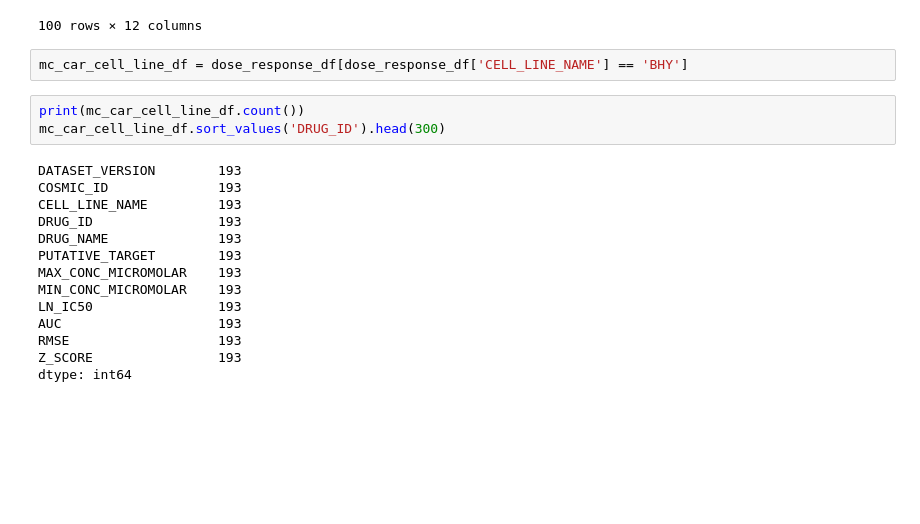
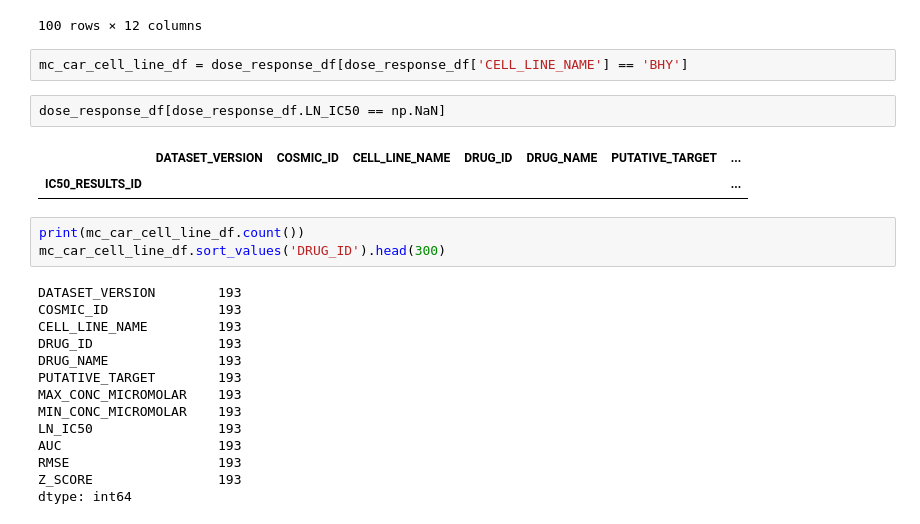
Before and after one commit to esko22/ucb-w210-cap-drug-response, a Jupyter notebook: DrugProfiles/drug_response_eda.ipynb, the cells around one changed output. Saved outputs shown, nothing was run; the diff lists cells and outputs as text; blank space fills up the shorter version.

```diff
--- a/DrugProfiles/drug_response_eda.ipynb
+++ b/DrugProfiles/drug_response_eda.ipynb
@@ -113,6 +113,11 @@ dose_response_df.sort_values('COSMIC_ID').head(100)
 100 rows × 12 columns
 # %%
 mc_car_cell_line_df = dose_response_df[dose_response_df['CELL_LINE_NAME'] == 'BHY']
+# %%
+dose_response_df[dose_response_df.LN_IC50 == np.NaN]
+# %% [output]
+|  | DATASET_VERSION | COSMIC_ID | CELL_LINE_NAME | DRUG_ID | DRUG_NAME | PUTATIVE_TARGET | ... |
+| IC50_RESULTS_ID |  |  |  |  |  |  | ... |
 # %%
 print(mc_car_cell_line_df.count())
 mc_car_cell_line_df.sort_values('DRUG_ID').head(300)
```
Also changed, not shown: 20 other files.
